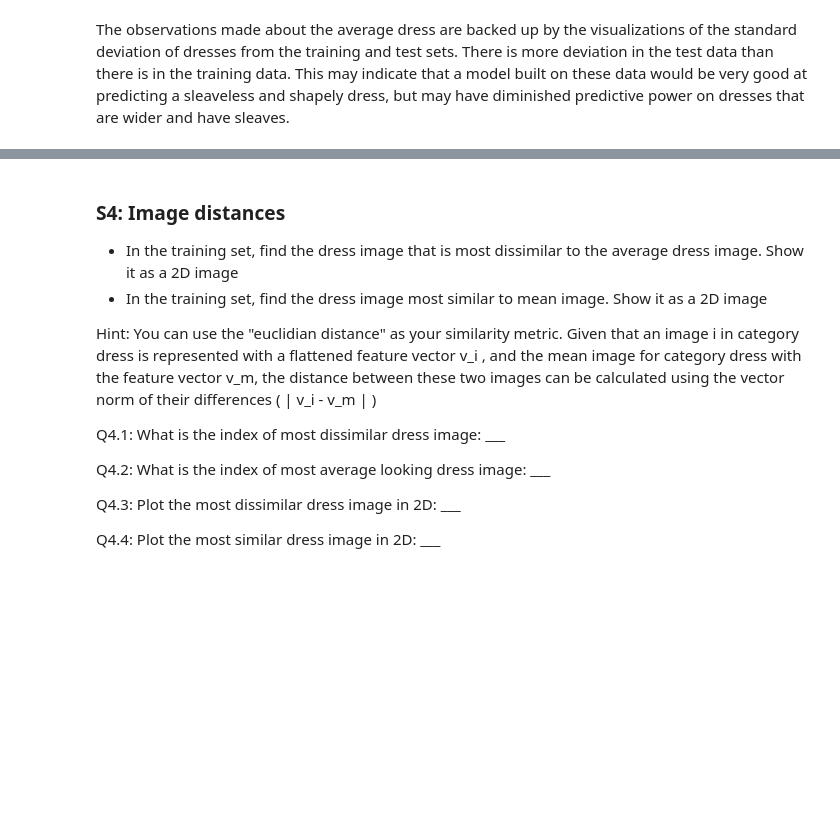
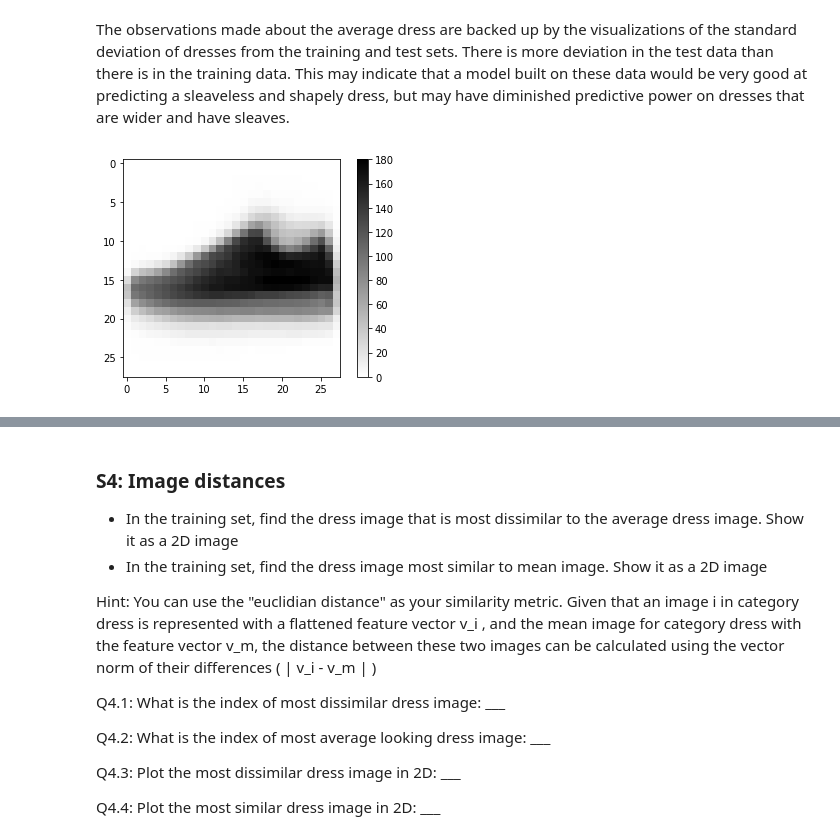
Before and after one commit to johnatawnclementawn/RemoteSensing_650_HW, a Jupyter notebook: HW1/MUSA650_Spring2022_HW1.ipynb, the cells around one changed output, grey strips where cells are left out. Cells and saved outputs as stored; diff of their text form; code cells hidden in the pictures; blank space fills up the shorter version.

Commit message:
Calc mean/std for sneakers in train and test

```diff
--- a/HW1/MUSA650_Spring2022_HW1.ipynb
+++ b/HW1/MUSA650_Spring2022_HW1.ipynb
@@ -138,3 +138,8 @@ vizStdv(dftest, 3)
 [figure]
 # %% [markdown]
 The observations made about the average dress are backed up by the visualizations of the standard deviation of dresses from the training and test sets. There is more deviation in the test data than there is in the training data. This may indicate that a model built on these data would be very good at predicting a sleaveless and shapely dress, but may have diminished predictive power on dresses that are wider and have sleaves.
+# %%
+# Mean of training df sneakers:
+vizMean(dftrain, 7)
+# %% [output]
+[figure, added]
```
Also changed, not shown: parts of 3 cells of this notebook.
